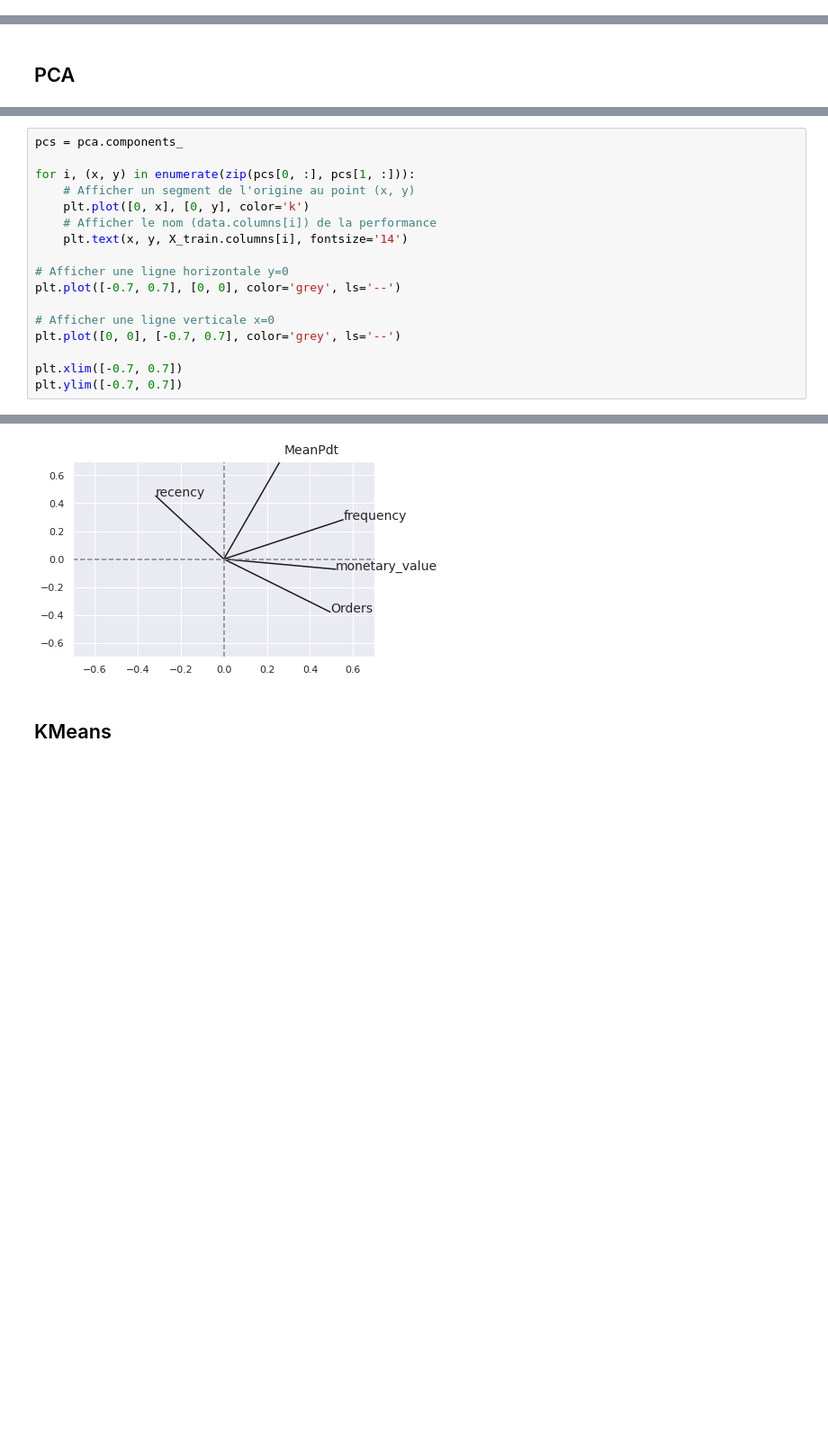
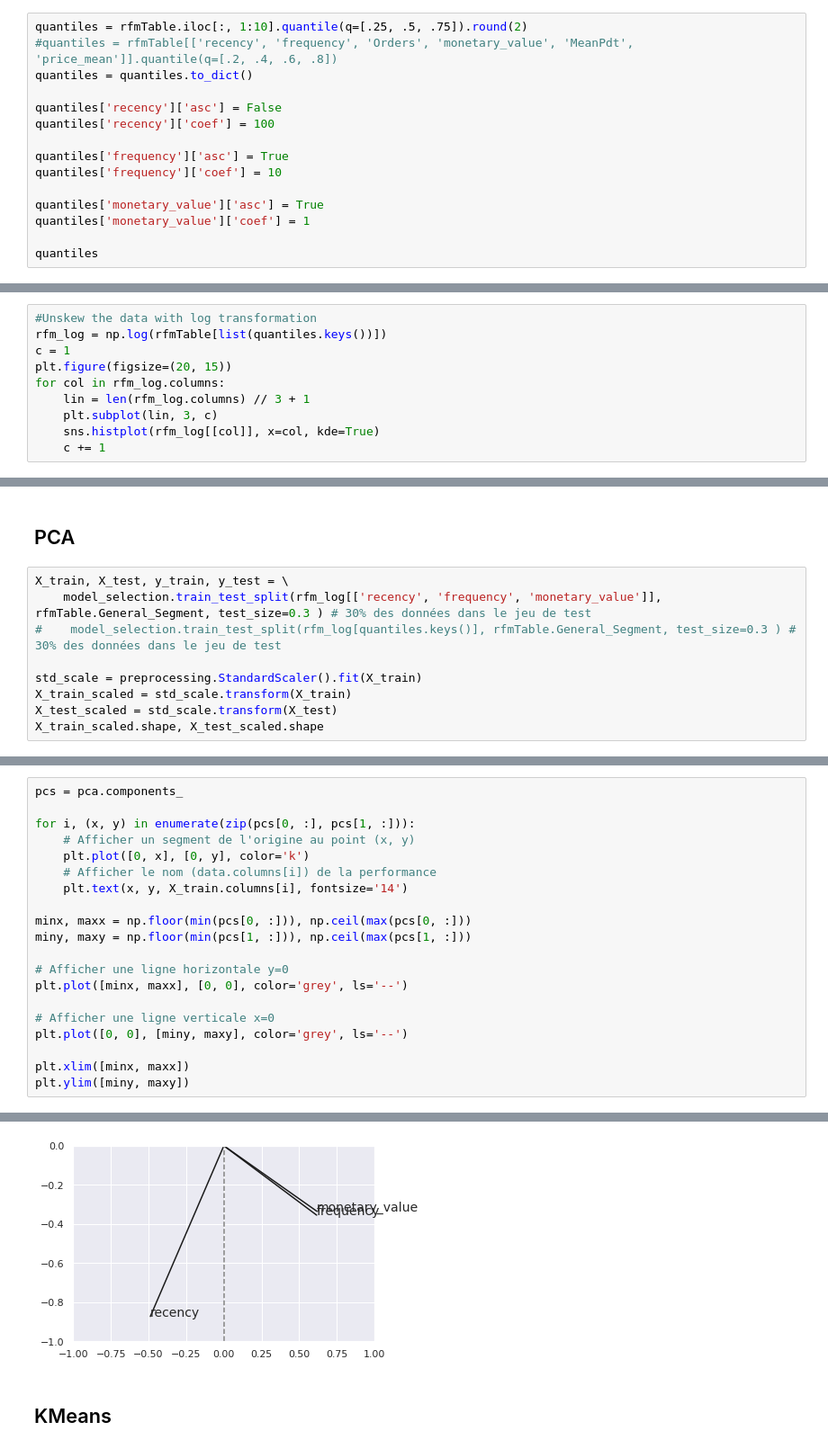
Before and after one commit to FKO78/oc-ds-p5, a Jupyter notebook: P5_FKO_Segmentez_les_comportements_de_clients_EXPLORATION.ipynb, the cells around one changed output, grey strips where cells are left out. Shown at 90% size. Drawn from its saved outputs; the diff is of its cells as text; blank space fills up the shorter version.

```diff
--- a/P5_FKO_Segmentez_les_comportements_de_clients_EXPLORATION.ipynb
+++ b/P5_FKO_Segmentez_les_comportements_de_clients_EXPLORATION.ipynb
@@ -685,0 +690,15 @@ X_train_scaled.shape #, X_test_scaled.shape
+# %%
+quantiles = rfmTable.iloc[:, 1:10].quantile(q=[.25, .5, .75]).round(2)
+#quantiles = rfmTable[['recency', 'frequency', 'Orders', 'monetary_value', 'MeanPdt', 'price_mean']].quantile(q=[.2, .4, .6, .8])
+quantiles = quantiles.to_dict()
+
+quantiles['recency']['asc'] = False
+quantiles['recency']['coef'] = 100
+
+quantiles['frequency']['asc'] = True
+quantiles['frequency']['coef'] = 10
+
+quantiles['monetary_value']['asc'] = True
+quantiles['monetary_value']['coef'] = 1
+
+quantiles
@@ -685,0 +738,10 @@ X_train_scaled.shape #, X_test_scaled.shape
+# %%
+#Unskew the data with log transformation
+rfm_log = np.log(rfmTable[list(quantiles.keys())])
+c = 1
+plt.figure(figsize=(20, 15))
+for col in rfm_log.columns:
+    lin = len(rfm_log.columns) // 3 + 1
+    plt.subplot(lin, 3, c)
+    sns.histplot(rfm_log[[col]], x=col, kde=True)
+    c += 1
@@ -686,2 +791,11 @@ X_train_scaled.shape #, X_test_scaled.shape
 # %% [markdown]
 ## PCA
+# %%
+X_train, X_test, y_train, y_test = \
+    model_selection.train_test_split(rfm_log[['recency', 'frequency', 'monetary_value']], rfmTable.General_Segment, test_size=0.3 ) # 30% des données dans le jeu de test
+#    model_selection.train_test_split(rfm_log[quantiles.keys()], rfmTable.General_Segment, test_size=0.3 ) # 30% des données dans le jeu de test
+
+std_scale = preprocessing.StandardScaler().fit(X_train)
+X_train_scaled = std_scale.transform(X_train)
+X_test_scaled = std_scale.transform(X_test)
+X_train_scaled.shape, X_test_scaled.shape
@@ -727,12 +844,15 @@ for i, (x, y) in enumerate(zip(pcs[0, :], pcs[1, :])):
     # Afficher le nom (data.columns[i]) de la performance
     plt.text(x, y, X_train.columns[i], fontsize='14')
 
+minx, maxx = np.floor(min(pcs[0, :])), np.ceil(max(pcs[0, :]))
+miny, maxy = np.floor(min(pcs[1, :])), np.ceil(max(pcs[1, :]))
+
 # Afficher une ligne horizontale y=0
-plt.plot([-0.7, 0.7], [0, 0], color='grey', ls='--')
+plt.plot([minx, maxx], [0, 0], color='grey', ls='--')
 
 # Afficher une ligne verticale x=0
-plt.plot([0, 0], [-0.7, 0.7], color='grey', ls='--')
+plt.plot([0, 0], [miny, maxy], color='grey', ls='--')
 
-plt.xlim([-0.7, 0.7])
-plt.ylim([-0.7, 0.7])
+plt.xlim([minx, maxx])
+plt.ylim([miny, maxy])
 # %% [output]
@@ -740,4 +860,4 @@ plt.ylim([-0.7, 0.7])
-[figure, old version]
+[figure, new version]
 # %% [markdown]
 ## KMeans
 # %%
```
Also changed, not shown: parts of 130 cells of this notebook.
